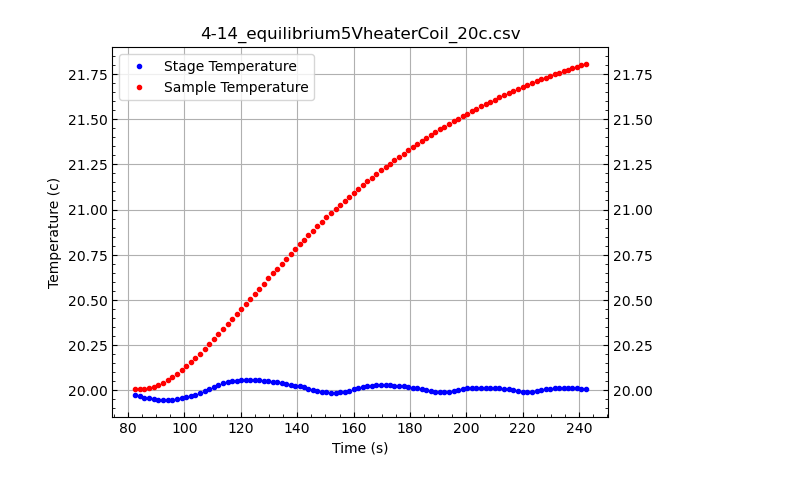
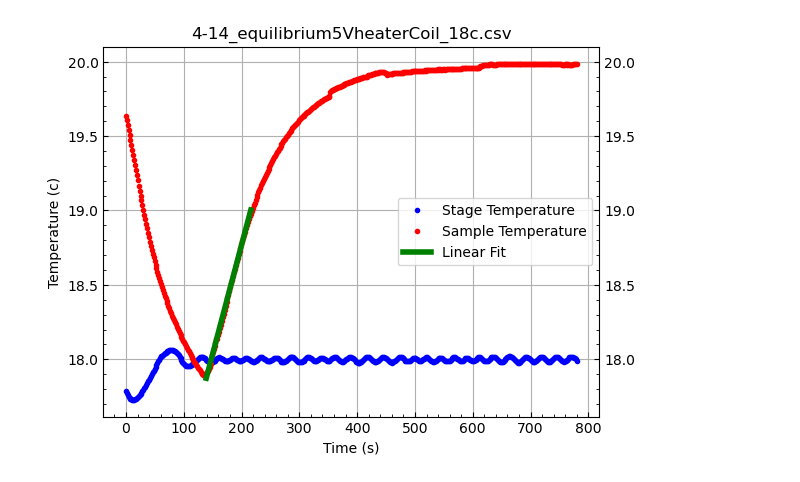
Before and after one commit to djc6451/gadoliniumRepo, a Jupyter notebook: gadoliniumAnalysis.ipynb, the cells around one changed output. Drawn from its saved outputs; the diff is of its cells as text; code cells hidden in the pictures.

Commit message:
Starting with the temperature decay method

```diff
--- a/gadoliniumAnalysis.ipynb
+++ b/gadoliniumAnalysis.ipynb
@@ -52,24 +54,83 @@ def plotFile( *args ):
 # %%
 #raw strings with single backslashes or normal string with doublebackslashes which register as non escape characters
 folder_path = r'C:\Users\Lawre\OneDrive\Desktop\gadolinium\datalist'
 filenames = os.listdir(folder_path)
 
 #Get indeces that correspond to linear sections
-indeces = np.array([(87,145),(127,165),(50,150),(0,200),(0,200),(0,200),(0,200),(0,200),(0,200),(0,200),(0,200),(0,200),(0,200),(0,200),(0,200),(0,200)])
+indeces = np.array([(87,135),
+                    (127,160),
+                    (55,90),
+                    (190,230),
+                    (15,45),
+                    (94,125),
+                    (250,280),
+                    (145,185),
+                    (245,285),
+                    (155,185),
+                    (40,80), #
+                    (130,166),
+                    (40,80),
+                    (103,135),
+                    (172,215),
+                    (7,35)])
 
-no=2
-start = "C:\\Users\\Lawre\\OneDrive\\Desktop\\gadolinium\\datalist"
-file = filenames[no]
-end = "\\"+file
-totalFilePath = start+end
-plotFile(totalFilePath , indeces[no][0] , indeces[no][1])
+#no=15
+#start = "C:\\Users\\Lawre\\OneDrive\\Desktop\\gadolinium\\datalist"
+#file = filenames[no]
+#end = "\\"+file
+#totalFilePath = start+end
+#plotFile(totalFilePath)
+#plotFile(totalFilePath , indeces[no][0] , indeces[no][1])
 
-#for file in filenames:
-    #start = "C:\\Users\\Lawre\\OneDrive\\Desktop\\gadolinium\\datalist"
-    #end = "\\" + file
-    #totalFilePath = start+end
+
+def linear(x , a , b):
+    return a*x + b
+
+
+specificError = np.array([])
+instantSpecificHeats = np.array([])
+temperaturesOrdered = np.array([18,19,20,21,22,23,24,25,16,17,18,19,20,21,24,26])
+power = 5*(5/200) # 5V * 5V/200 OHMS  =  V^2/R
+
+count=0
+for file in filenames:
+    start = "C:\\Users\\Lawre\\OneDrive\\Desktop\\gadolinium\\datalist"
+    end = "\\" + file
+    totalFilePath = start+end
+    #Do some linear fitting on each one and then print the information below
+    tempTime , tempStage , tempSample = loadnsave(totalFilePath)
+
+    vals , pcov = scipy.optimize.curve_fit(linear , tempTime[indeces[count][0]:indeces[count][1]] , tempSample[indeces[count][0]:indeces[count][1]])
+    instantSpecificHeats = np.append(instantSpecificHeats, (1/0.013)*(power/vals[0]))
+
+    aTerm = np.sqrt( np.diag(pcov)[0] ) * (1/0.013)*(power / (vals[0]**2))
+    massTerm = 0.01*(1/0.013)*(power/vals[0])*(1/0.013)**2
+    specificError = np.append(specificError , np.sqrt( aTerm**2  )  ) #derivative wrt error * error in slope
+
+
+    fitLineX = np.linspace( tempTime[indeces[count][0]] , tempTime[indeces[count][1]] , 100)
+    fitLineY = linear( fitLineX , vals[0] , vals[1])
+
     #Starting Index 100 ending index 150, if none passed then it just plots everything
-    #plotFile(totalFilePath)
-    #break
+    plotFile(totalFilePath)
+    plt.plot( fitLineX , fitLineY ,color="green",label="Linear Fit",linewidth=4)
+    plt.legend()
+
+    #USE THIS ONE FOR WHEN YOU WANT TO SEE ALL OF THE LINEAR REGIONS
+    #plotFile(totalFilePath , indeces[count][0],indeces[count][1])
+    count = count + 1
+
+fig = plt.figure()
+ax = fig.add_subplot()
+plt.errorbar(temperaturesOrdered[:] , instantSpecificHeats[:], yerr=specificError[:] ,
+             fmt='o',
+             markersize=3,
+             color='blue',
+             ecolor='red',
+             elinewidth=1,
+             capsize=3,
+             capthick=1,
+             label="Specific Heat")
+plotStandards("Temperature (c)", "Specific Heat J/(Kg K)")
 # %% [output]
-[figure, old version]
+[figure, new version]
```
Also changed, not shown: parts of 3 cells of this notebook.
